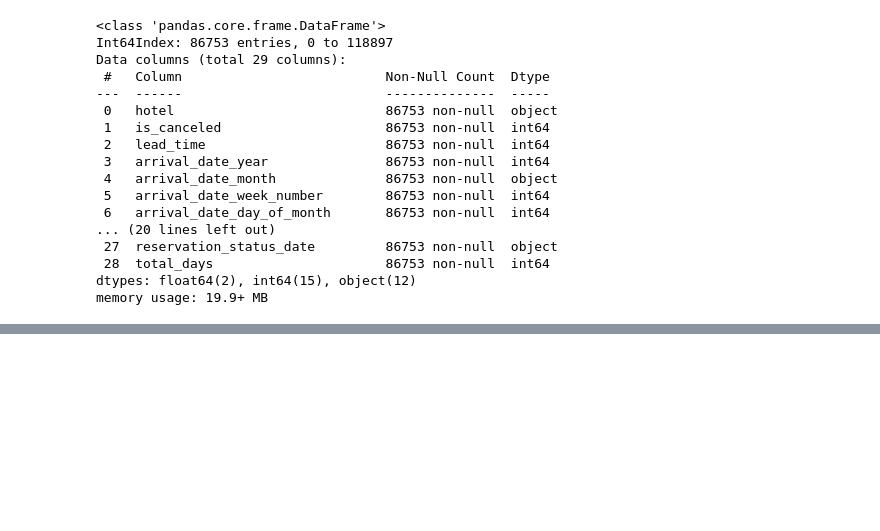
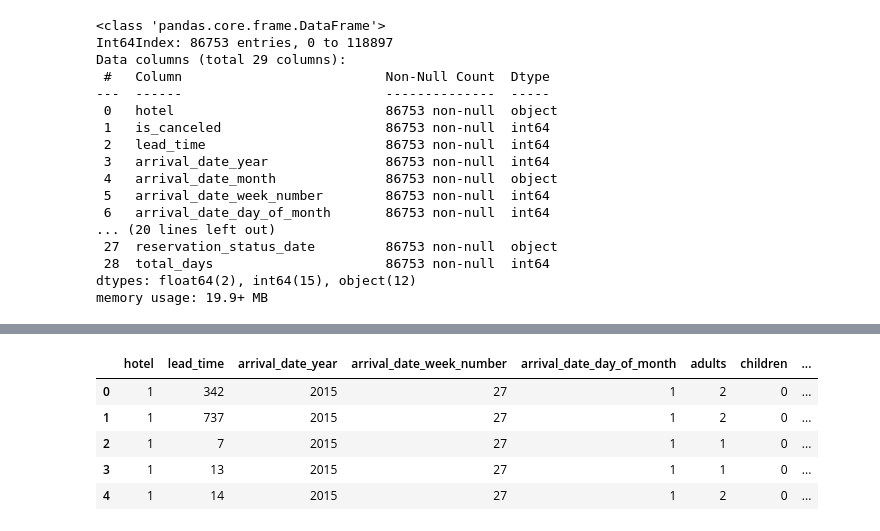
Before and after one commit to matteeussPei/Hotel-Booking-Demand, a Jupyter notebook: HotelML.ipynb, the cells around one changed output, grey strips where cells are left out. Saved outputs shown, nothing was run; the diff lists cells and outputs as text; code cells hidden in the pictures; blank space fills up the shorter version.

```diff
--- a/HotelML.ipynb
+++ b/HotelML.ipynb
@@ -144,0 +200,4 @@ ValueError: The truth value of a Series is ambiguous. Use a.empty, a.bool(), a.i
+# %%
+le = preprocessing.LabelEncoder()
+# %%
+df[cat_cols] = df[cat_cols].apply(le.fit_transform)
@@ -144,0 +329,2 @@ ValueError: The truth value of a Series is ambiguous. Use a.empty, a.bool(), a.i
+# %%
+df_scale = df.copy()
@@ -144,0 +360,3 @@ ValueError: The truth value of a Series is ambiguous. Use a.empty, a.bool(), a.i
+# %%
+X = df_scale.drop(columns=['is_canceled'])
+y = df_scale['is_canceled']
@@ -144,0 +385,9 @@ ValueError: The truth value of a Series is ambiguous. Use a.empty, a.bool(), a.i
+# %%
+X.head()
+# %% [output]
+|  | hotel | lead_time | arrival_date_year | arrival_date_week_number | arrival_date_day_of_month | adults | children | ... |
+| 0 | 1 | 342 | 2015 | 27 | 1 | 2 | 0 | ... |
+| 1 | 1 | 737 | 2015 | 27 | 1 | 2 | 0 | ... |
+| 2 | 1 | 7 | 2015 | 27 | 1 | 1 | 0 | ... |
+| 3 | 1 | 13 | 2015 | 27 | 1 | 1 | 0 | ... |
+| 4 | 1 | 14 | 2015 | 27 | 1 | 2 | 0 | ... |
```
Also changed, not shown: parts of 42 cells of this notebook.
